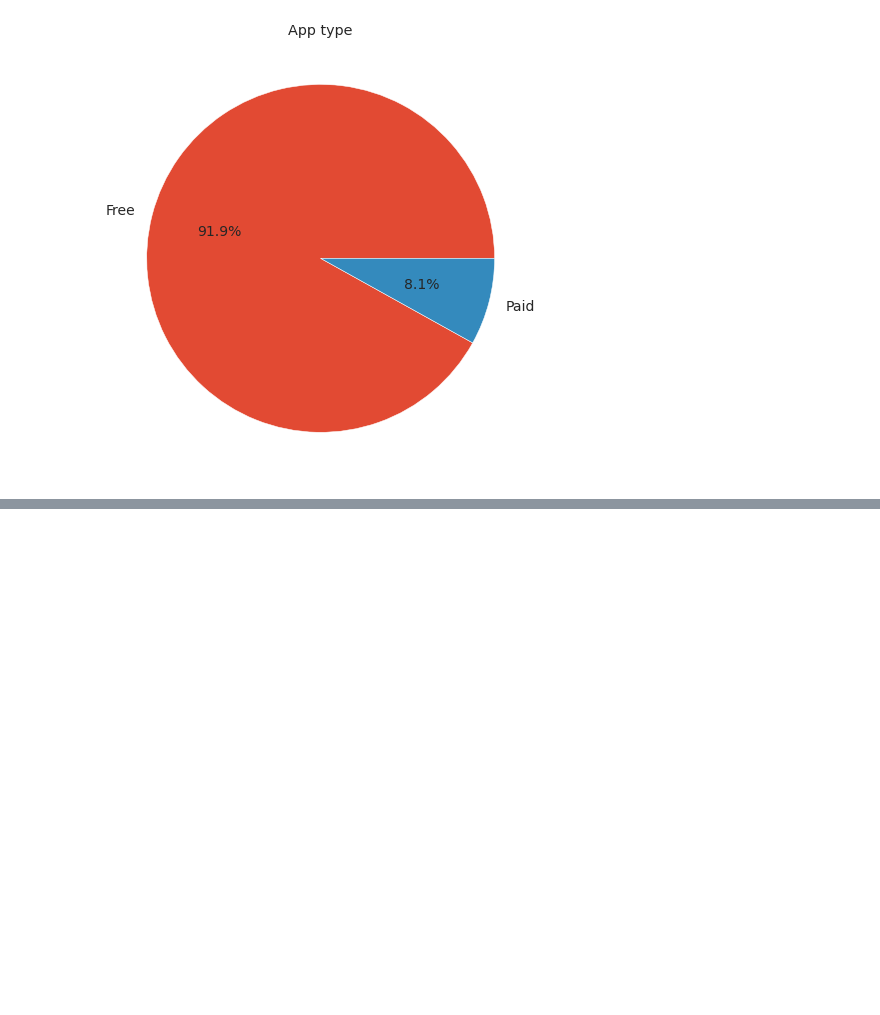
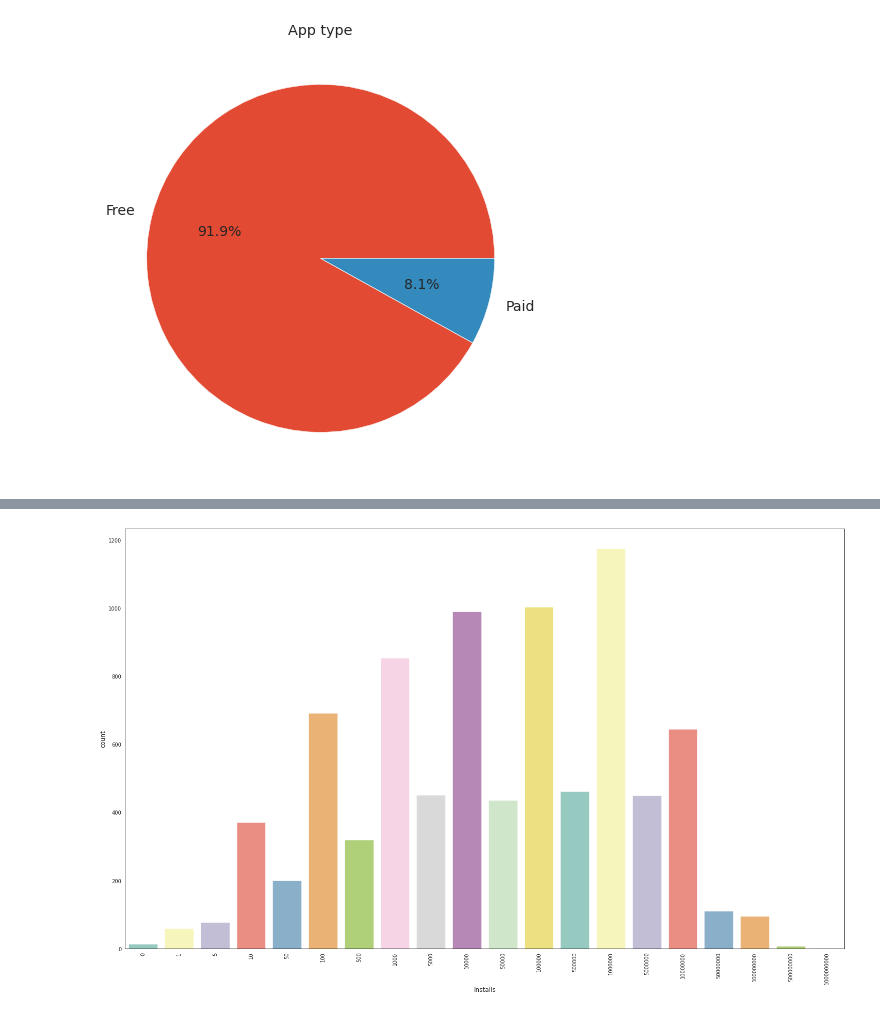
Before and after one commit to RishikaVerma21/Play-Store-Review-Analysis, a Jupyter notebook: Play_store_analysis_and_sentiment_analysis.ipynb, the cells around one changed output, grey strips where cells are left out. Cells and saved outputs as stored; diff of their text form; code cells hidden in the pictures; blank space fills up the shorter version.

```diff
--- a/Play_store_analysis_and_sentiment_analysis.ipynb
+++ b/Play_store_analysis_and_sentiment_analysis.ipynb
@@ -598,0 +621,6 @@ Text(0, 0.5, '')
+# %%
+plt.subplots(figsize=(25,15))
+plt.xticks(rotation=90)
+ax = sns.countplot(x="Installs", data=play_store_df, palette="Set3")
+# %% [output]
+[figure, added]
```
Also changed, not shown: parts of 8 cells of this notebook.
